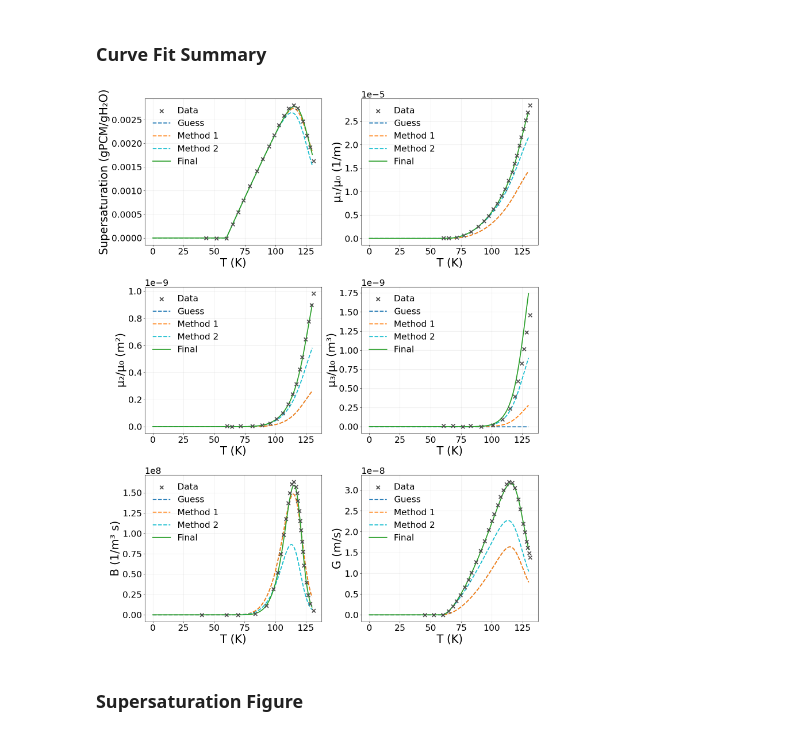
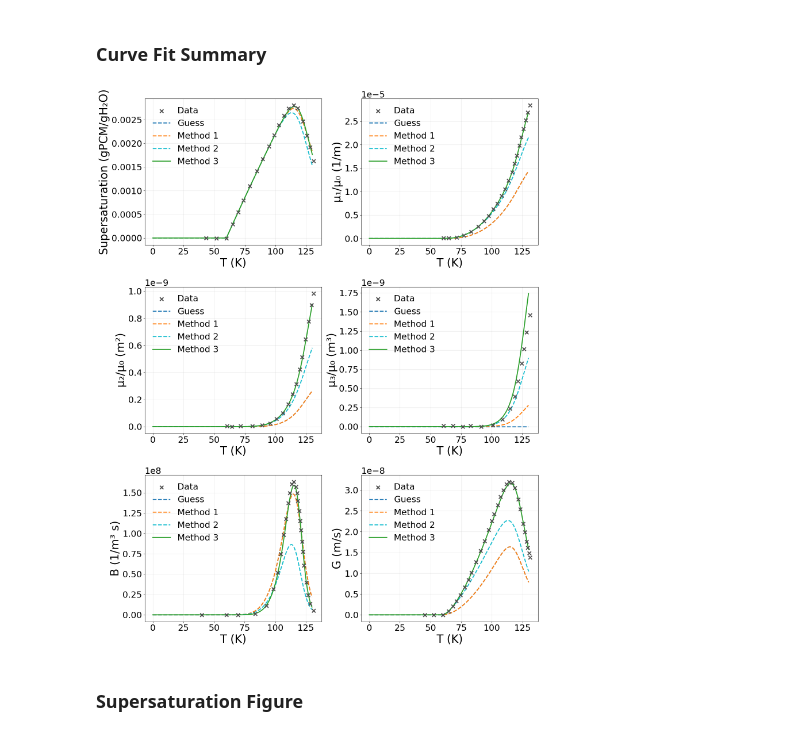
Before and after one commit to jjpersh/acetaminophen-water-cryst, a Jupyter notebook: final_figs.ipynb, the cells around one changed output. Saved outputs shown, nothing was run; the diff lists cells and outputs as text; code cells hidden in the pictures.

```diff
--- a/final_figs.ipynb
+++ b/final_figs.ipynb
@@ -186,7 +186,7 @@ data_color    = "#4D4D4D"
 guess_color   = "#1f77b4"
 method1_color = "#ff7f0e"
 method2_color = "#17becf"
-final_color   = "#2ca02c"
+method3_color = "#2ca02c"  # Renamed from final_color
 
 scatter_kwargs = dict(marker="x", s=80, zorder=5)
 
@@ -199,7 +199,7 @@ axs[0, 0].scatter(t1, y1, color=data_color, label="Data", **scatter_kwargs)
 axs[0, 0].plot(t_array_scaled, y1_guess,      color=guess_color,   linestyle="--", label="Guess")
 axs[0, 0].plot(t_array_method1_scaled, y1_method1, color=method1_color, linestyle="--", label="Method 1")
 axs[0, 0].plot(t_array_method2_scaled, y1_method2, color=method2_color, linestyle="--", label="Method 2")
-axs[0, 0].plot(t_array_final_scaled, y1_final, color=final_color, linestyle="-", label="Final")
+axs[0, 0].plot(t_array_final_scaled, y1_final, color=method3_color, linestyle="-", label="Method 3")
 axs[0, 0].set_xlabel("T (K)")
 axs[0, 0].set_ylabel("Supersaturation (gPCM/gH₂O)")
 add_legend(axs[0, 0])
@@ -209,7 +209,7 @@ axs[0, 1].scatter(t2, y2, color=data_color, label="Data", **scatter_kwargs)
 axs[0, 1].plot(t_array_scaled, y2_guess,      color=guess_color,   linestyle="--", label="Guess")
 axs[0, 1].plot(t_array_method1_scaled, y2_method1, color=method1_color, linestyle="--", label="Method 1")
 axs[0, 1].plot(t_array_method2_scaled, y2_method2, color=method2_color, linestyle="--", label="Method 2")
-axs[0, 1].plot(t_array_final_scaled, y2_final, color=final_color, linestyle="-", label="Final")
+axs[0, 1].plot(t_array_final_scaled, y2_final, color=method3_color, linestyle="-", label="Method 3")
 axs[0, 1].set_xlabel("T (K)")
 axs[0, 1].set_ylabel("μ₁/μ₀ (1/m)")
 add_legend(axs[0, 1])
@@ -219,7 +219,7 @@ axs[1, 0].scatter(t3, y3, color=data_color, label="Data", **scatter_kwargs)
 axs[1, 0].plot(t_array_scaled, y3_guess,      color=guess_color,   linestyle="--", label="Guess")
 axs[1, 0].plot(t_array_method1_scaled, y3_method1, color=method1_color, linestyle="--", label="Method 1")
 axs[1, 0].plot(t_array_method2_scaled, y3_method2, color=method2_color, linestyle="--", label="Method 2")
-axs[1, 0].plot(t_array_final_scaled, y3_final, color=final_color, linestyle="-", label="Final")
+axs[1, 0].plot(t_array_final_scaled, y3_final, color=method3_color, linestyle="-", label="Method 3")
 axs[1, 0].set_xlabel("T (K)")
 axs[1, 0].set_ylabel("μ₂/μ₀ (m²)")
 add_legend(axs[1, 0])
@@ -229,40 +229,40 @@ axs[1, 1].scatter(t4, y4, color=data_color, label="Data", **scatter_kwargs)
 axs[1, 1].plot(t_array_scaled, y4_guess,      color=guess_color,   linestyle="--", label="Guess")
 axs[1, 1].plot(t_array_method1_scaled, y4_method1*5e4, color=method1_color, linestyle="--", label="Method 1")
 axs[1, 1].plot(t_array_method2_scaled, y4_method2*5e4, color=method2_color, linestyle="--", label="Method 2")
-axs[1, 1].plot(t_array_final_scaled, y4_final*5e4, color=final_color, linestyle="-", label="Final")
+axs[1, 1].plot(t_array_final_scaled, y4_final*5e4, color=method3_color, linestyle="-", label="Method 3")
 axs[1, 1].set_xlabel("T (K)")
 axs[1, 1].set_ylabel("μ₃/μ₀ (m³)")
 add_legend(axs[1, 1])
 
 # 5. B
 axs[2, 0].scatter(t5, y5, color=data_color, label="Data", **scatter_kwargs)
 axs[2, 0].plot(t_array_scaled, y5_guess, color=guess_color, linestyle="--", label="Guess")
 axs[2, 0].plot(t_array_method1_scaled, y5_method1, color=method1_color, linestyle="--", label="Method 1")
 axs[2, 0].plot(t_array_method2_scaled, y5_method2, color=method2_color, linestyle="--", label="Method 2")
-axs[2, 0].plot(t_array_final_scaled, y5_final, color=final_color, linestyle="-", label="Final")
+axs[2, 0].plot(t_array_final_scaled, y5_final, color=method3_color, linestyle="-", label="Method 3")
 axs[2, 0].set_xlabel("T (K)")
 axs[2, 0].set_ylabel("B (1/m³ s)")
 add_legend(axs[2, 0])
 
 # 6. G
 axs[2, 1].scatter(t6, y6, color=data_color, label="Data", **scatter_kwargs)
 axs[2, 1].plot(t_array_scaled, y6_guess, color=guess_color, linestyle="--", label="Guess")
 axs[2, 1].plot(t_array_method1_scaled, y6_method1, color=method1_color, linestyle="--", label="Method 1")
 axs[2, 1].plot(t_array_method2_scaled, y6_method2, color=method2_color, linestyle="--", label="Method 2")
-axs[2, 1].plot(t_array_final_scaled, y6_final, color=final_color, linestyle="-", label="Final")
+axs[2, 1].plot(t_array_final_scaled, y6_final, color=method3_color, linestyle="-", label="Method 3")
 axs[2, 1].set_xlabel("T (K)")
 axs[2, 1].set_ylabel("G (m/s)")
 add_legend(axs[2, 1])
 
 # Optional light grids
 for ax in axs.ravel():
     ax.grid(alpha=0.3)
 
 plt.tight_layout()
 plt.savefig("figs/curve_fit_summary.png", dpi=300, bbox_inches="tight")
 plt.show()
 # %% [output]
-[figure, old version]
+[figure, new version]
 # %% [markdown]
 ### Supersaturation Figure
 # %%
```
Also changed, not shown: 4 other files.
